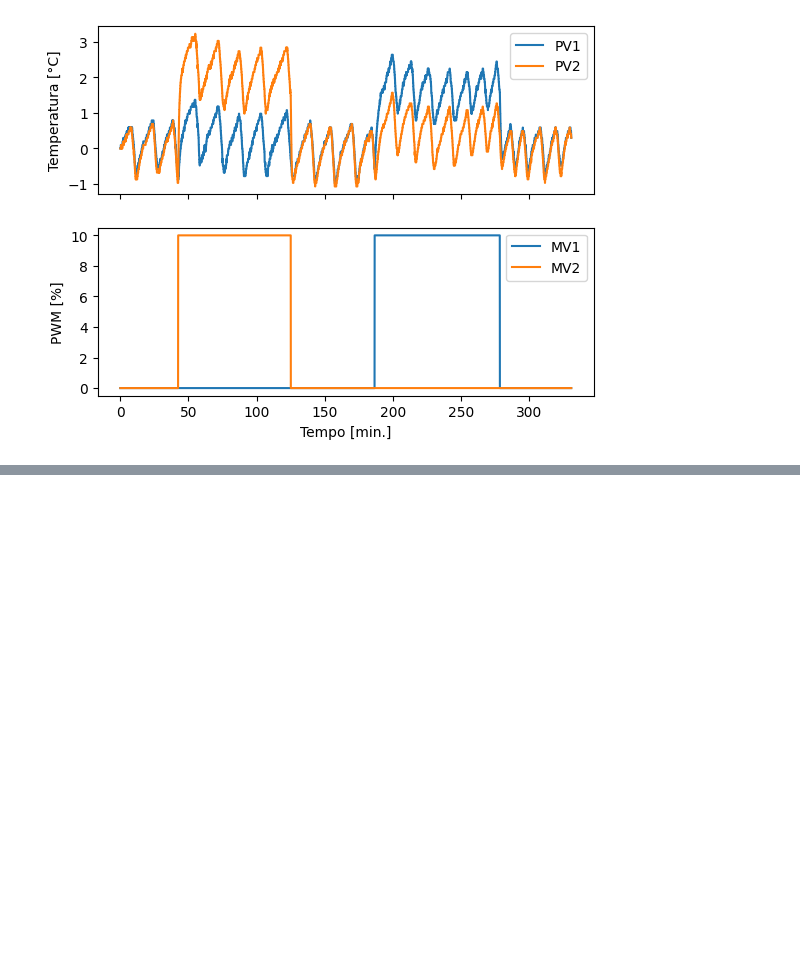
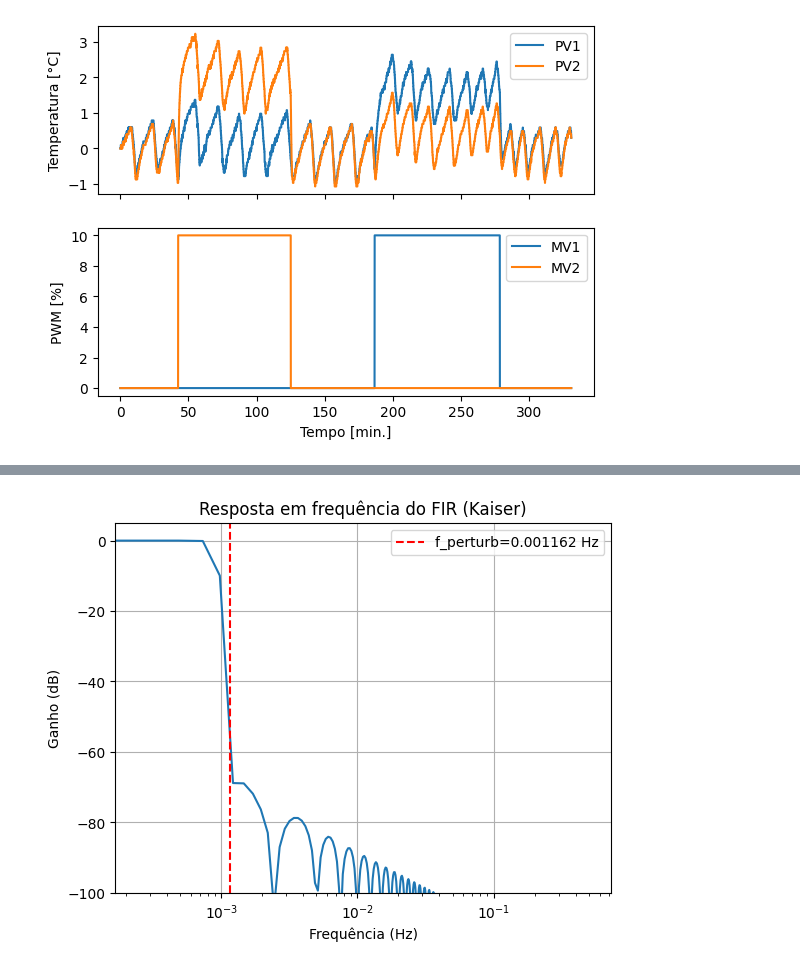
Before and after one commit to william-hazem/Model-Predictive-Control, a Jupyter notebook: identificacao/experimento.ipynb, the cells around one changed output, grey strips where cells are left out. Drawn from its saved outputs; the diff is of its cells as text; code cells hidden in the pictures; blank space fills up the shorter version.

```diff
--- a/identificacao/experimento.ipynb
+++ b/identificacao/experimento.ipynb
@@ -60,0 +133,82 @@ plot_pv_mv(dados1e2_pertubacao, f=remover_valor_inicial);
+# %%
+import numpy as np
+from scipy import signal
+import matplotlib.pyplot as plt
+
+def design_lowpass_fir_hz(f_p, fs=1.0, fp_ratio=0.8, fs_ratio=1.0, Ap=0.0, As=60.0):
+    """
+    Projeta um filtro FIR passa-baixa usando janela de Kaiser.
+
+    Parâmetros:
+    -----------
+    f_p : float
+        Frequência da perturbação em Hz (corte do filtro).
+    fs : float
+        Frequência de amostragem em Hz. Default: 1 Hz.
+    fp_ratio : float
+        Fração de f_p para a frequência de passagem (<=1). Default: 0.8
+    fs_ratio : float
+        Fração de f_p para a frequência de rejeição (>1). Default: 1.0
+    Ap : float
+        Ripple da banda de passagem (dB)
+    As : float
+        Atenuação da banda de rejeição (dB)
+
+    Retorna:
+    --------
+    b : ndarray
+        Coeficientes do filtro FIR.
+    N_est : int
+        Ordem estimada do filtro.
+    """
+
+    # Frequências de passagem e rejeição em Hz
+    f_pass = fp_ratio * f_p
+    f_stop = fs_ratio * f_p
+
+    # Frequências normalizadas [0, 1], 1 = Nyquist
+    fp_norm = f_pass / (fs/2)
+    fs_norm = f_stop / (fs/2)
+
+    # Estimativa da ordem via Kaiser
+    Delta_f = fs_norm - fp_norm  # normalizada
+    N_est = int(np.ceil((As - 8.0) / (2.285 * 2*np.pi*Delta_f)))
+    if N_est % 2 == 0:
+        N_est += 1  # preferir N ímpar para linear-phase
+
+    # Beta da janela Kaiser
+    if As > 50:
+        beta = 0.1102*(As-8.7)
+    elif As >= 21:
+        beta = 0.5842*(As-21)**0.4 + 0.07886*(As-21)
+    else:
+        beta = 0.0
+
+    # Projeto FIR
+    b = signal.firwin(N_est, cutoff=f_pass, window=('kaiser', beta), fs=fs)
+
+    return b, N_est
+
+# design_lowpass_fir(w1=8.6, fs=1, Omega_p=0.8*8.6, Omega_s=0.9)
+f_perturb = 0.00116225  # Hz
+fs = 1.0                 # Hz
+b, N_est = design_lowpass_fir_hz(f_perturb, fs)
+
+# Resposta em frequência
+w, H = signal.freqz(b, worN=2048, fs=fs)
+H_db = 20*np.log10(np.abs(H))
+
+plt.figure()
+plt.semilogx(w, H_db)
+plt.axvline(f_perturb, color='red', linestyle='--', label=f'f_perturb={f_perturb:.6f} Hz')
+plt.xlabel('Frequência (Hz)')
+plt.ylabel('Ganho (dB)')
+plt.title('Resposta em frequência do FIR (Kaiser)')
+plt.legend()
+plt.grid(True)
+plt.ylim([-100, 5])
+plt.show()
+
+print("Ordem do filtro:", N_est)
+# %% [output]
+[figure, added]
```
Also changed, not shown: parts of 12 cells of this notebook, 1 other file.
